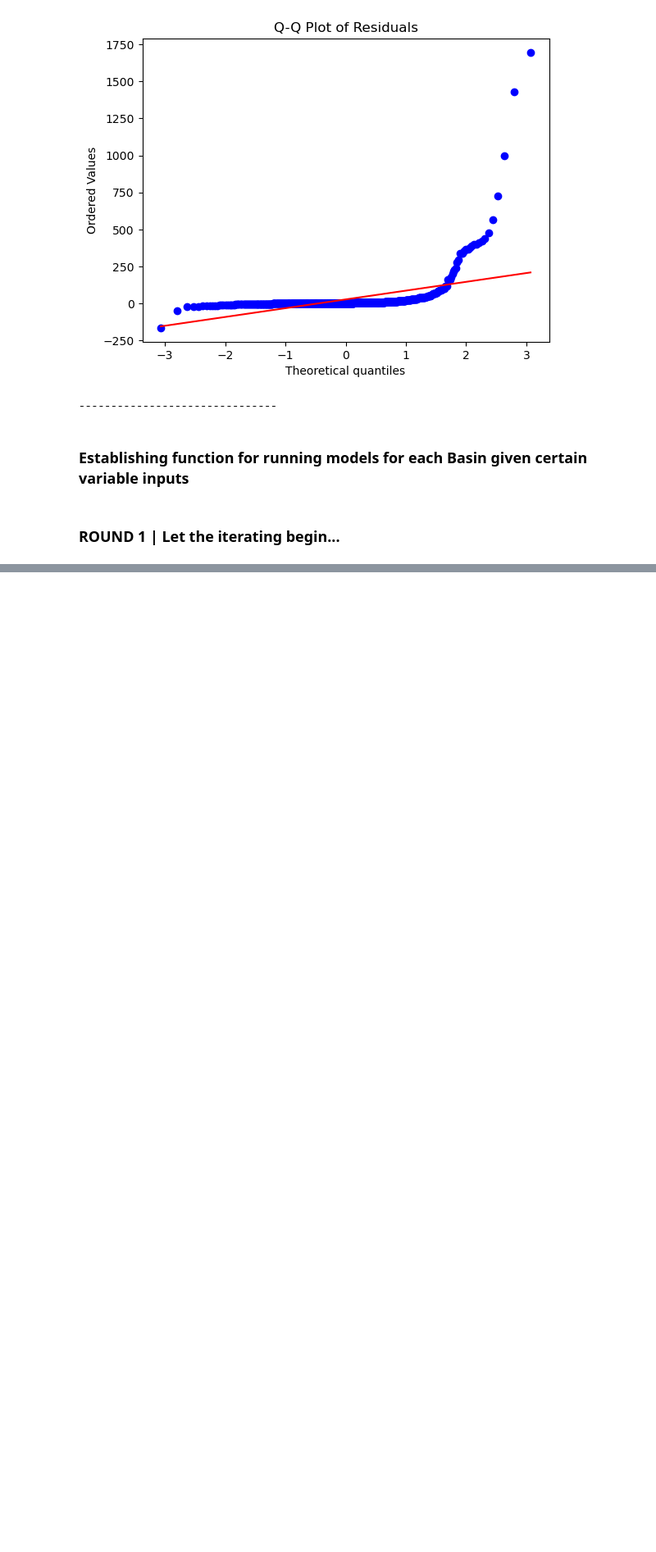
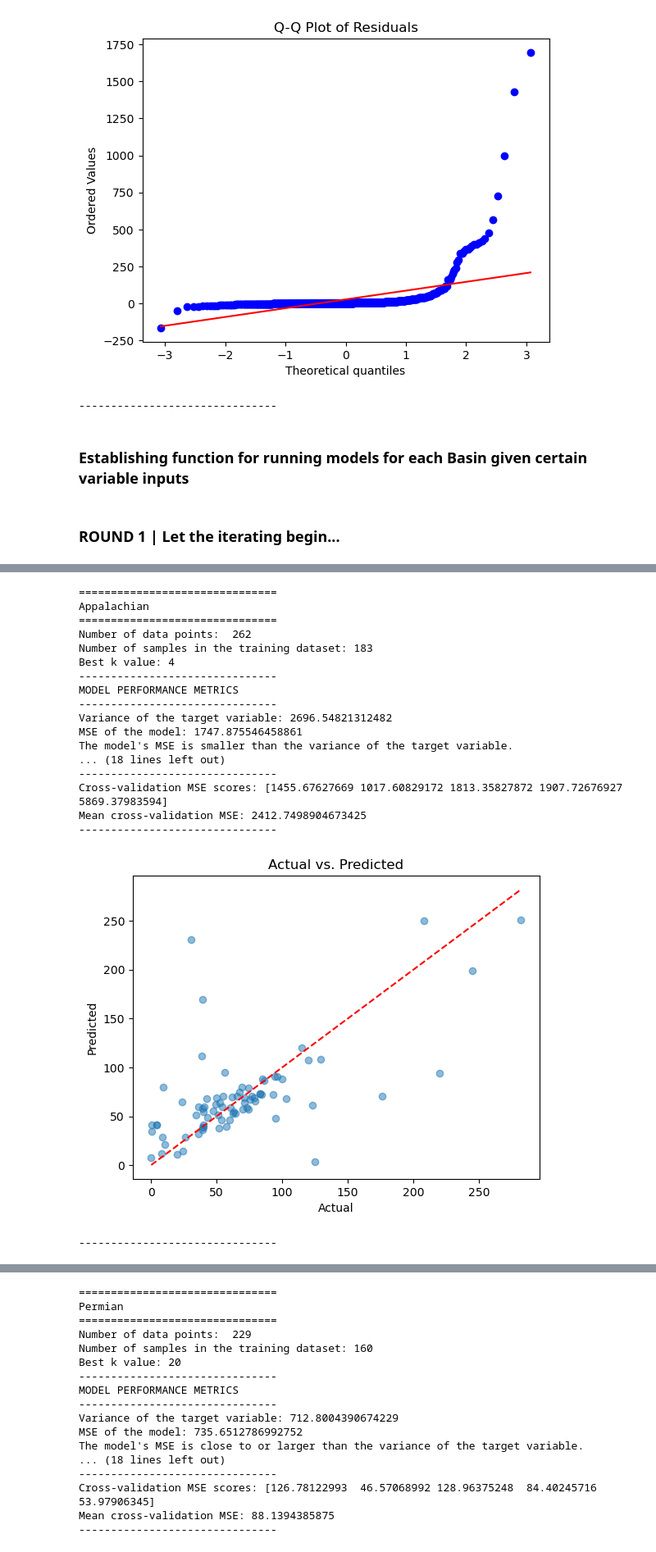
Before and after one commit to bsvab/predicting-li-concentration-using-machine-learning, a Jupyter notebook: code_ml/ml_models/ml_model_train_test_knn.ipynb, the cells around one changed output, grey strips where cells are left out. Shown at 82% size. Cells and saved outputs as stored; diff of their text form; code cells hidden in the pictures; blank space fills up the shorter version.

```diff
--- a/code_ml/ml_models/ml_model_train_test_knn.ipynb
+++ b/code_ml/ml_models/ml_model_train_test_knn.ipynb
@@ -627,0 +809,41 @@ Mean cross-validation MSE: 255.51296842592592
+# %%
+# Define all the variables...
+df = df_data.copy()
+round = '04'
+basins = df_data['BASIN_CATEGORY'].unique()
+all_columns = ['IDUSGS', 'PLAYTYPE', 'WELLTYPE', 'FORMSIMPLE', 'TDS', 'LATITUDE', 'LONGITUDE', 'STATE', 'COUNTY', 'PROVINCE', 'REGION',
+               'WELLNAME', 'API', 'DEPTHUPPER', 'DEPTHLOWER', 'PERIOD', 'DATESAMPLE', 'PH', 'B', 'Ba', 'Br', 'HCO3', 'Ca', 'Cl', 'FeTot',
+               'K', 'Li', 'Mg', 'Na', 'SO4', 'Sr', 'Zn', 'CHARGEBAL', 'BASIN_CATEGORY']
+columns_to_keep = ['Li', 'TDS', 'B', 'Br', 'BASIN_CATEGORY'] # TDS, B, Br were top 3 PC's for Gulf Coast Basin
+columns_to_drop = ['IDUSGS', 'PLAYTYPE', 'WELLTYPE', 'FORMSIMPLE', 'LATITUDE', 'LONGITUDE', 'STATE', 'COUNTY', 'PROVINCE', 'REGION',
+                   'WELLNAME', 'API', 'DEPTHUPPER', 'DEPTHLOWER', 'PERIOD', 'DATESAMPLE', 'PH', 'Ba', 'HCO3', 'Ca', 'Cl', 'FeTot',
+                   'K', 'Mg', 'Na', 'SO4', 'Sr', 'Zn', 'CHARGEBAL']
+categorical_columns = [] # NONE for this round
+test_size = 0.3
+random_state = 42
+k_values = list(range(1, 21))
+
+# Run the function...
+df_round04 = generate_knn_models_by_basin(df=df, round=round, basins=basins, columns_to_drop=columns_to_drop, categorical_columns=categorical_columns,
+                                          test_size=test_size, random_state=random_state, k_values=k_values)
+df_round04
+# %% [output]
+===============================
+Appalachian
+===============================
+Number of data points:  262
+Number of samples in the training dataset: 183
+Best k value: 4
+-------------------------------
+MODEL PERFORMANCE METRICS
+-------------------------------
+Variance of the target variable: 2696.54821312482
+MSE of the model: 1747.875546458861
+The model's MSE is smaller than the variance of the target variable.
+... (18 lines left out)
+-------------------------------
+Cross-validation MSE scores: [1455.67627669 1017.60829172 1813.35827872 1907.72676927 5869.37983594]
+Mean cross-validation MSE: 2412.7498904673425
+-------------------------------
+[figure, added]
+-------------------------------
@@ -627,0 +852,17 @@ Mean cross-validation MSE: 255.51296842592592
+===============================
+Permian
+===============================
+Number of data points:  229
+Number of samples in the training dataset: 160
+Best k value: 20
+-------------------------------
+MODEL PERFORMANCE METRICS
+-------------------------------
+Variance of the target variable: 712.8004390674229
+MSE of the model: 735.6512786992752
+The model's MSE is close to or larger than the variance of the target variable.
+... (18 lines left out)
+-------------------------------
+Cross-validation MSE scores: [126.78122993  46.57068992 128.96375248  84.40245716  53.97906345]
+Mean cross-validation MSE: 88.1394385875
+-------------------------------
```
Also changed, not shown: parts of 18 cells of this notebook.
